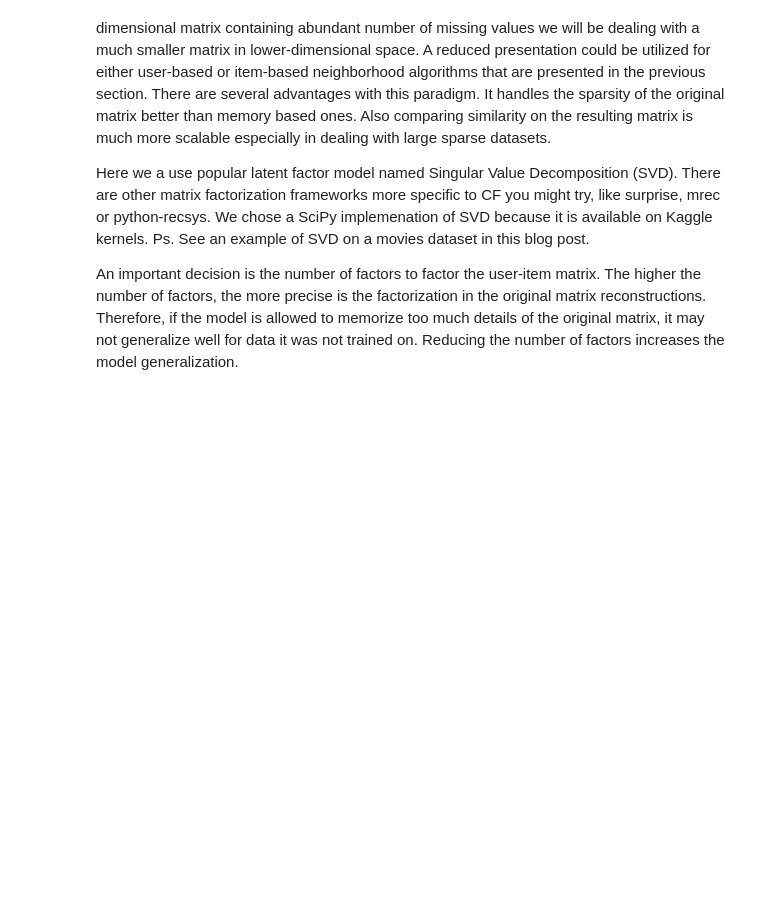
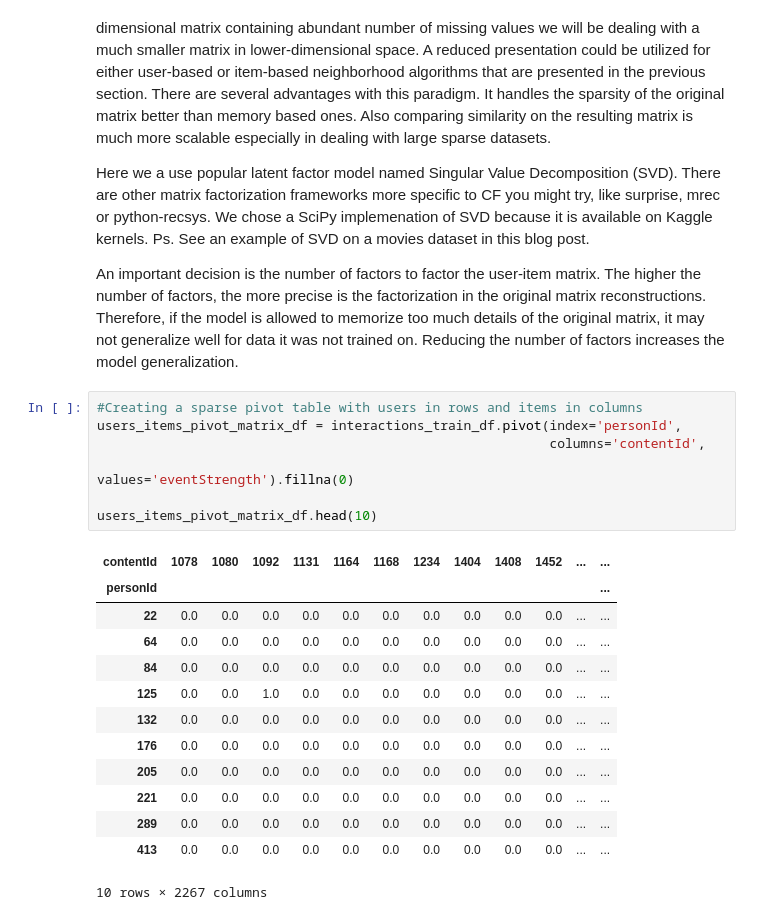
Before and after one commit to VladPrytula/RecommenderSystems, a Jupyter notebook: DataExploration.ipynb, the cells around one changed output. Saved outputs shown, nothing was run; the diff lists cells and outputs as text; blank space fills up the shorter version.

Commit message:
adding CF skeleton
blows up right now at a laptop and 20M users

```diff
--- a/DataExploration.ipynb
+++ b/DataExploration.ipynb
@@ -369,3 +352,24 @@ Here we a use popular latent factor model named Singular Value Decomposition (SV
 Ps. See an example of SVD on a movies dataset in this blog post.
 
 An important decision is the number of factors to factor the user-item matrix. The higher the number of factors, the more precise is the factorization in the original matrix reconstructions. Therefore, if the model is allowed to memorize too much details of the original matrix, it may not generalize well for data it was not trained on. Reducing the number of factors increases the model generalization.
+# %%
+#Creating a sparse pivot table with users in rows and items in columns
+users_items_pivot_matrix_df = interactions_train_df.pivot(index='personId',
+                                                          columns='contentId',
+                                                          values='eventStrength').fillna(0)
+
+users_items_pivot_matrix_df.head(10)
+# %% [output]
+| contentId | 1078 | 1080 | 1092 | 1131 | 1164 | 1168 | 1234 | 1404 | 1408 | 1452 | ... | ... |
+| personId |  |  |  |  |  |  |  |  |  |  |  | ... |
+| 22 | 0.0 | 0.0 | 0.0 | 0.0 | 0.0 | 0.0 | 0.0 | 0.0 | 0.0 | 0.0 | ... | ... |
+| 64 | 0.0 | 0.0 | 0.0 | 0.0 | 0.0 | 0.0 | 0.0 | 0.0 | 0.0 | 0.0 | ... | ... |
+| 84 | 0.0 | 0.0 | 0.0 | 0.0 | 0.0 | 0.0 | 0.0 | 0.0 | 0.0 | 0.0 | ... | ... |
+| 125 | 0.0 | 0.0 | 1.0 | 0.0 | 0.0 | 0.0 | 0.0 | 0.0 | 0.0 | 0.0 | ... | ... |
+| 132 | 0.0 | 0.0 | 0.0 | 0.0 | 0.0 | 0.0 | 0.0 | 0.0 | 0.0 | 0.0 | ... | ... |
+| 176 | 0.0 | 0.0 | 0.0 | 0.0 | 0.0 | 0.0 | 0.0 | 0.0 | 0.0 | 0.0 | ... | ... |
+| 205 | 0.0 | 0.0 | 0.0 | 0.0 | 0.0 | 0.0 | 0.0 | 0.0 | 0.0 | 0.0 | ... | ... |
+| 221 | 0.0 | 0.0 | 0.0 | 0.0 | 0.0 | 0.0 | 0.0 | 0.0 | 0.0 | 0.0 | ... | ... |
+| 289 | 0.0 | 0.0 | 0.0 | 0.0 | 0.0 | 0.0 | 0.0 | 0.0 | 0.0 | 0.0 | ... | ... |
+| 413 | 0.0 | 0.0 | 0.0 | 0.0 | 0.0 | 0.0 | 0.0 | 0.0 | 0.0 | 0.0 | ... | ... |
+10 rows × 2267 columns
```
Also changed, not shown: parts of 20 cells of this notebook.
